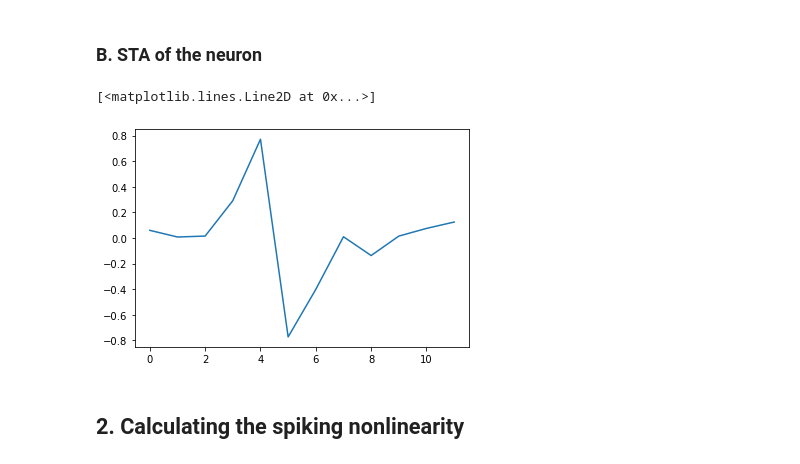
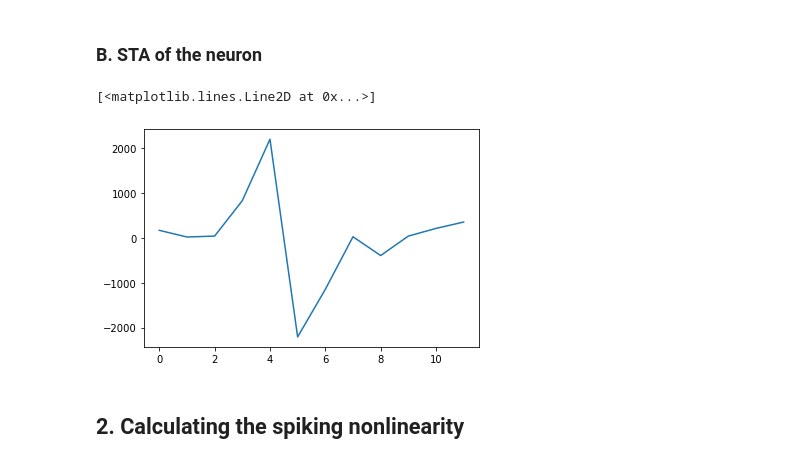
Before and after one commit to NeuroTheoryUMD/mattjac, a Jupyter notebook: sta_exercise_final.ipynb, the cells around one changed output. Cells and saved outputs as stored; diff of their text form; code cells hidden in the pictures.

Commit message:
Updating the final solution with the matrix approach to calculate the STA.
TODO:
1) change g_convolve to be done via matrix operations
2) fix the issue with calculating the nonlinearity

```diff
--- a/sta_exercise_final.ipynb
+++ b/sta_exercise_final.ipynb
@@ -39,9 +39,6 @@ np.sum(merged[:,0] * merged[:,1]) / np.sum(merged[:,1])
 0.05954608809527265
 # %% [markdown]
 ### B. STA of the neuron
-# %%
-# moving window across the binned spikes, in 100ms (.1) bins
-num_lags = math.ceil(.1 / dt)
 # %%
 # shifts vector by the amount (shift can be positive or negative)
 # fills the empty elements with zeros
@@ -61,19 +58,26 @@ def shift_vector(vector, shift):
     return shifted
 
 
-def calc_sta(merged, num_lags):
-    sta = []
+def calc_sta(stims, spiks, dt, num_lags):
+    # embedding matrix is NxL (N = number of trials (i.e. len of stimulus), L = number of lags to use)
+    embedding = np.zeros((len(stims), num_lags)) # add an extra column for the stims
     for lag in range(0, num_lags):
-        lagged_stim = shift_vector(merged[:,0], lag)
-        sta.append(np.sum(lagged_stim * merged[:,1]) / np.sum(merged[:,1]))
-    sta = np.array(sta)
+        lagged_stim = shift_vector(stims, lag)
+        embedding[:,lag] = lagged_stim.T # put the shifted stimulus in the lag column
+
+    response = merge_spiks_and_stims(spiks, stims, dt)[:,1]
+    sta = np.matmul(embedding.T, response)
     return sta
 # %%
-sta = calc_sta(merged, num_lags=12)
+# moving window across the binned spikes, in 100ms (.1) bins
+TIME_TO_LOOK_BACK = .1 # 100 ms
+num_lags = math.ceil(TIME_TO_LOOK_BACK / dt)
+
+sta = calc_sta(stims, spiks, dt, num_lags)
 plt.plot(sta)
 # %% [output]
 [<matplotlib.lines.Line2D at 0x...>]
-[figure, old version]
+[figure, new version]
 # %% [markdown]
 ## 2. Calculating the spiking nonlinearity
 # %% [markdown]
```
Also changed, not shown: parts of 28 cells of this notebook, 1 other file.
